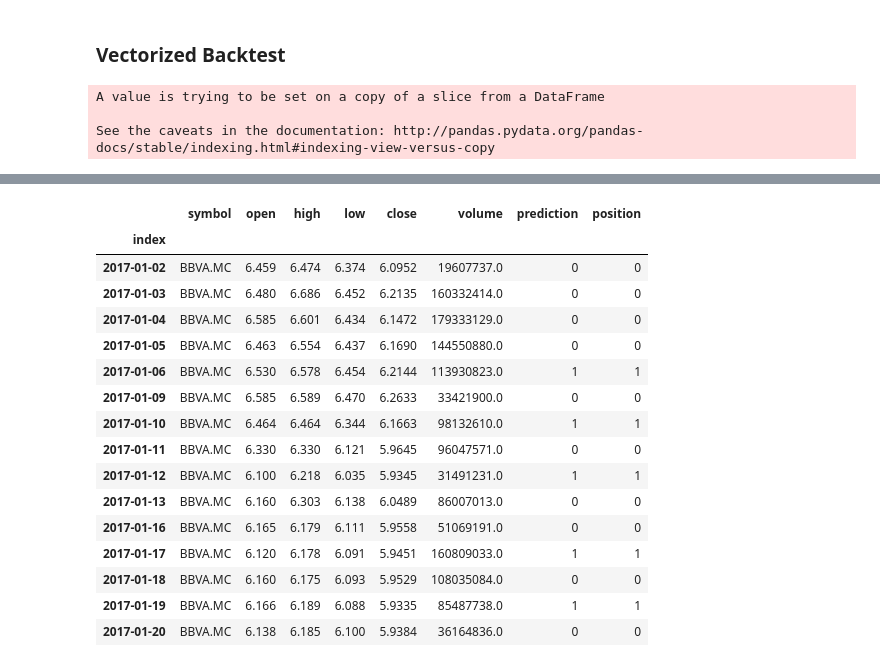
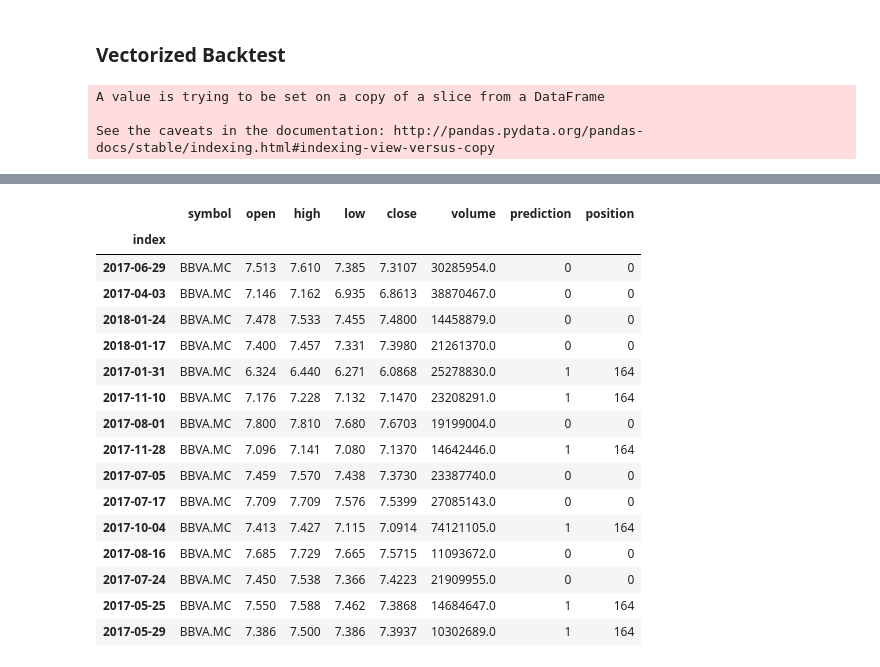
Before and after one commit to javifalces/tradingFramework, a Jupyter notebook: backtestExample/BacktestEvent.ipynb, the cells around one changed output, grey strips where cells are left out. Drawn from its saved outputs; the diff is of its cells as text; code cells hidden in the pictures.

```diff
--- a/backtestExample/BacktestEvent.ipynb
+++ b/backtestExample/BacktestEvent.ipynb
@@ -52,6 +54,15 @@ data['close'].plot()
 # %% [markdown]
 ### Machine learning training
 # %%
+def getReturnOfTrade(dataframe):
+    data_position_result = data_position.copy()
+    if OPEN_TO_CLOSE:
+        data_position_result['returns'] = (data_position_result['close']-data_position_result['open']).shift(-1)
+    else:
+        data_position_result['returns'] = (data_position_result['close'].diff()).shift(-2)
+    return pd.DataFrame(data_position_result['returns'])
+
+
 ## get input and target methods
 def getInputData(dataframe,lookback_bars=5):
     output = pd.DataFrame(dataframe['close'])
@@ -65,24 +76,26 @@ def getInputData(dataframe,lookback_bars=5):
     return output.fillna(0).as_matrix()
 
 def getTargetData(dataframe):
-    future_return = pd.DataFrame(dataframe['close'])
-    if OPEN_TO_CLOSE:
-        future_return = (dataframe['close']-dataframe['open']).shift(-1)
-    else:
-        future_return = future_return.diff().shift(-2)#will buy next close => predict next two
+    future_return = getReturnOfTrade(dataframe)
 
     return (future_return > 0).fillna(0).astype(int).values.ravel()
 # %%
 inputData = getInputData(data,LOOKBACK_BARS)
 targetData = getTargetData(data)
 
-# haciendo trampas => train set = backtestSet
-X_train=inputData
-X_test =inputData
-y_train=targetData
-y_test = targetData
 
+if CHEAT_TRAIN:
+    print 'Tramposo!'
+    # haciendo trampas => train set = backtestSet
+    X_train=inputData
+    X_test =inputData
+    y_train=targetData
+    y_test = targetData
+    data_test=data
+else:
+    #sin hacer trampas => dividir set en training + backtest test
+    test_size=0.33
+    X_train, X_test, y_train, y_test = sklearn.model_selection.train_test_split(inputData, targetData, test_size=test_size, random_state=42)
+    data_train, data_test = sklearn.model_selection.train_test_split(data, test_size=test_size)
 
-#sin hacer trampas => dividir set en training + backtest test
-#X_train, X_test, y_train, y_test = train_test_split(inputData, targetData, test_size=0.33, random_state=42)
-# data=data[X_test.index:]
+print 'len train=%i len test=%i'%(len(data_train),len(data_test))
@@ -143,7 +158,7 @@ def backtest_eventDriven(data,lookback_bars=5):
     print('backtest_eventDriven took %i seconds'%(end_time-start_time))
     return output
 # %%
-def backtest_vectorized(data,lookback_bars=5):
+def backtest_vectorized(data,shares,lookback_bars=5):
     import time
     start_time = time.clock()
     #vectorized
@@ -155,8 +170,8 @@ def backtest_vectorized(data,lookback_bars=5):
     prediction = mlObject.predict(inputData)
     output['prediction'] = prediction
     output['prediction'][:lookback_bars-1]=0
-    output['position'] =  output['prediction']
+    output['position'] =  output['prediction']*shares
     end_time = time.clock()
-    print('backtest_eventDriven took %i seconds'%(end_time-start_time))
+    print('backtest_vectorized took %i seconds'%(end_time-start_time))
     return output
 # %%
@@ -193,7 +244,7 @@ print 'Final Equity at %s is %.3f'%(data_backtest_vectorized.index[-2],data_back
 # %% [markdown]
 ### Vectorized Backtest
 # %%
-data_position_vector = backtest_vectorized(data,lookback_bars=LOOKBACK_BARS)
+data_position_vector = backtest_vectorized(data_test,shares=shares,lookback_bars=LOOKBACK_BARS)
 data_position_vector.head(15)
 # %% [output]
 A value is trying to be set on a copy of a slice from a DataFrame
@@ -203,18 +254,18 @@ backtest_eventDriven took 0 seconds
 |  | symbol | open | high | low | close | volume | prediction | position |
 | index |  |  |  |  |  |  |  |  |
-| 2017-01-02 | BBVA.MC | 6.459 | 6.474 | 6.374 | 6.0952 | 19607737.0 | 0 | 0 |
-| 2017-01-03 | BBVA.MC | 6.480 | 6.686 | 6.452 | 6.2135 | 160332414.0 | 0 | 0 |
-| 2017-01-04 | BBVA.MC | 6.585 | 6.601 | 6.434 | 6.1472 | 179333129.0 | 0 | 0 |
-| 2017-01-05 | BBVA.MC | 6.463 | 6.554 | 6.437 | 6.1690 | 144550880.0 | 0 | 0 |
-| 2017-01-06 | BBVA.MC | 6.530 | 6.578 | 6.454 | 6.2144 | 113930823.0 | 1 | 1 |
-| 2017-01-09 | BBVA.MC | 6.585 | 6.589 | 6.470 | 6.2633 | 33421900.0 | 0 | 0 |
-| 2017-01-10 | BBVA.MC | 6.464 | 6.464 | 6.344 | 6.1663 | 98132610.0 | 1 | 1 |
-| 2017-01-11 | BBVA.MC | 6.330 | 6.330 | 6.121 | 5.9645 | 96047571.0 | 0 | 0 |
-| 2017-01-12 | BBVA.MC | 6.100 | 6.218 | 6.035 | 5.9345 | 31491231.0 | 1 | 1 |
-| 2017-01-13 | BBVA.MC | 6.160 | 6.303 | 6.138 | 6.0489 | 86007013.0 | 0 | 0 |
-| 2017-01-16 | BBVA.MC | 6.165 | 6.179 | 6.111 | 5.9558 | 51069191.0 | 0 | 0 |
-| 2017-01-17 | BBVA.MC | 6.120 | 6.178 | 6.091 | 5.9451 | 160809033.0 | 1 | 1 |
-| 2017-01-18 | BBVA.MC | 6.160 | 6.175 | 6.093 | 5.9529 | 108035084.0 | 0 | 0 |
-| 2017-01-19 | BBVA.MC | 6.166 | 6.189 | 6.088 | 5.9335 | 85487738.0 | 1 | 1 |
-| 2017-01-20 | BBVA.MC | 6.138 | 6.185 | 6.100 | 5.9384 | 36164836.0 | 0 | 0 |
+| 2017-06-29 | BBVA.MC | 7.513 | 7.610 | 7.385 | 7.3107 | 30285954.0 | 0 | 0 |
+| 2017-04-03 | BBVA.MC | 7.146 | 7.162 | 6.935 | 6.8613 | 38870467.0 | 0 | 0 |
+| 2018-01-24 | BBVA.MC | 7.478 | 7.533 | 7.455 | 7.4800 | 14458879.0 | 0 | 0 |
+| 2018-01-17 | BBVA.MC | 7.400 | 7.457 | 7.331 | 7.3980 | 21261370.0 | 0 | 0 |
+| 2017-01-31 | BBVA.MC | 6.324 | 6.440 | 6.271 | 6.0868 | 25278830.0 | 1 | 164 |
+| 2017-11-10 | BBVA.MC | 7.176 | 7.228 | 7.132 | 7.1470 | 23208291.0 | 1 | 164 |
+| 2017-08-01 | BBVA.MC | 7.800 | 7.810 | 7.680 | 7.6703 | 19199004.0 | 0 | 0 |
+| 2017-11-28 | BBVA.MC | 7.096 | 7.141 | 7.080 | 7.1370 | 14642446.0 | 1 | 164 |
+| 2017-07-05 | BBVA.MC | 7.459 | 7.570 | 7.438 | 7.3730 | 23387740.0 | 0 | 0 |
+| 2017-07-17 | BBVA.MC | 7.709 | 7.709 | 7.576 | 7.5399 | 27085143.0 | 0 | 0 |
+| 2017-10-04 | BBVA.MC | 7.413 | 7.427 | 7.115 | 7.0914 | 74121105.0 | 1 | 164 |
+| 2017-08-16 | BBVA.MC | 7.685 | 7.729 | 7.665 | 7.5715 | 11093672.0 | 0 | 0 |
+| 2017-07-24 | BBVA.MC | 7.450 | 7.538 | 7.366 | 7.4223 | 21909955.0 | 0 | 0 |
+| 2017-05-25 | BBVA.MC | 7.550 | 7.588 | 7.462 | 7.3868 | 14684647.0 | 1 | 164 |
+| 2017-05-29 | BBVA.MC | 7.386 | 7.500 | 7.386 | 7.3937 | 10302689.0 | 1 | 164 |
 # %%
```
Also changed, not shown: parts of 16 cells of this notebook, 1 other file.
